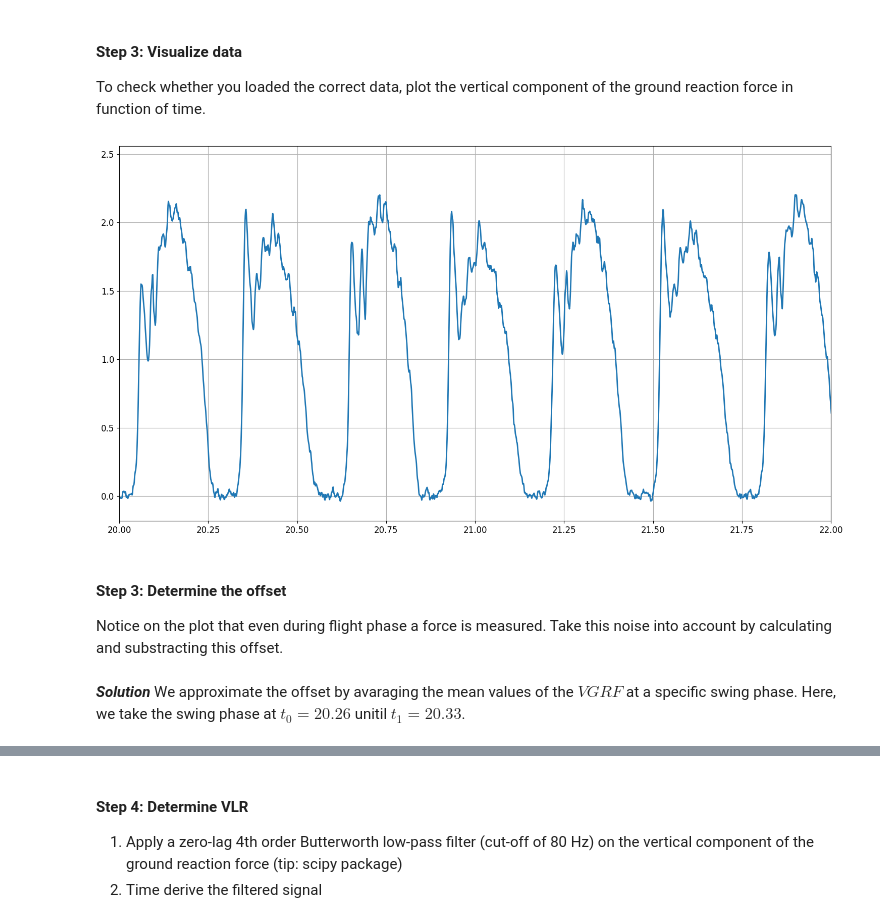
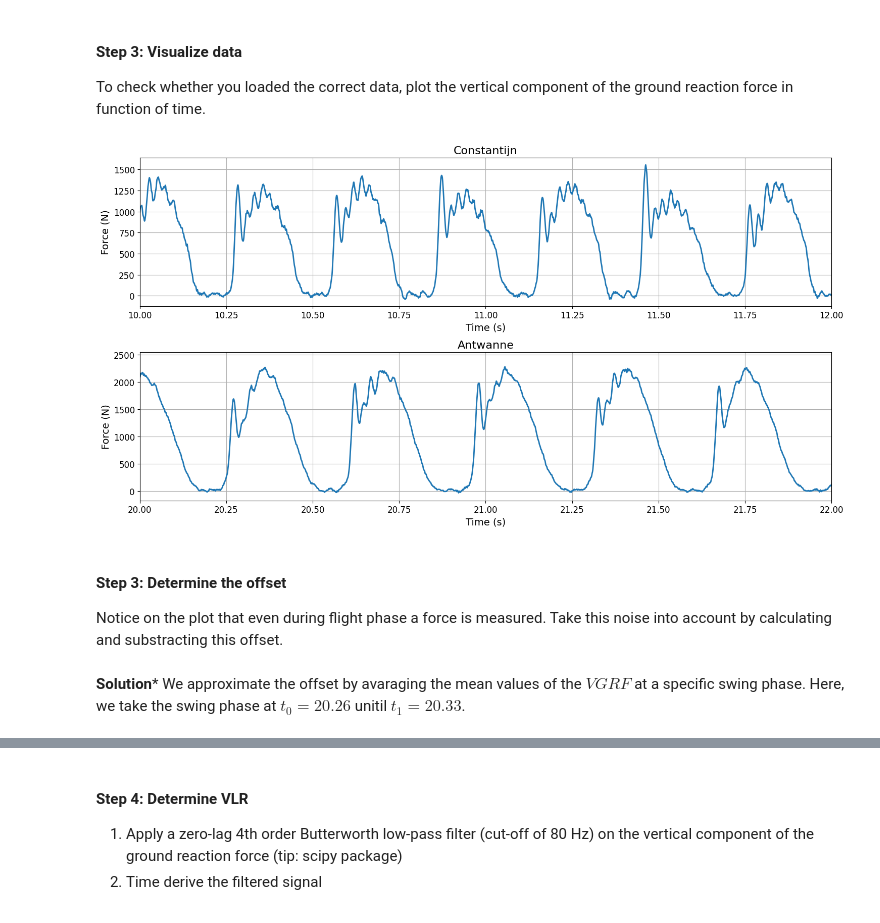
Before and after one commit to mrcocolinho/Biomechanics, a Jupyter notebook: SportBiomechanics_Assignment_JupyterNotebook.ipynb, the cells around one changed output, grey strips where cells are left out. Drawn from its saved outputs; the diff is of its cells as text; code cells hidden in the pictures.

```diff
--- a/SportBiomechanics_Assignment_JupyterNotebook.ipynb
+++ b/SportBiomechanics_Assignment_JupyterNotebook.ipynb
@@ -121,17 +123,20 @@ data['Constantijn']['m']
 # %% [markdown]
 #### Step 3: Visualize data
 To check whether you loaded the correct data, plot the vertical component of the ground reaction force in function of time.
-# %%
-p_data = data['Constantijn']['L']
-t = p_data['TIME']
-Fx = p_data['Force_Z']
-
-splot(t, Fx/(60*9.81), xlim = [20, 22])
-# %% [output]
-[figure, removed]
+# %%
+## get the data
+l_dataC, r_dataC, l_dataA, r_dataA = data['Constantijn']['L'], data['Constantijn']['R'], data['Antwanne']['L'], data['Antwanne']['R']
+
+# get the relevant parameters
+t = l_dataC['TIME']
+Fz_C, Fz_A = l_dataC['Force_Z'] + r_dataC['Force_Z'], l_dataA['Force_Z'] + r_dataA['Force_Z']
+
+splot([t]*2, [Fz_C, Fz_A], axis = ['Time (s)','Force (N)'], lb = ['Constantijn', 'Antwanne'], xlim = [(10, 12), (20, 22)], stitles = ['Constantijn', 'Antwanne'])
+# %% [output]
+[figure, added]
 # %% [markdown]
 #### Step 3: Determine the offset
 Notice on the plot that even during flight phase a force is measured. Take this noise into account by calculating and substracting this offset.
 # %% [markdown]
-***Solution***
+**Solution***
 We approximate the offset by avaraging the mean values of the $VGRF$ at a specific swing phase. Here, we take the swing phase at $t_0 = 20.26$ unitil $t_1 = 20.33$.
```
Also changed, not shown: parts of 9 cells of this notebook.
